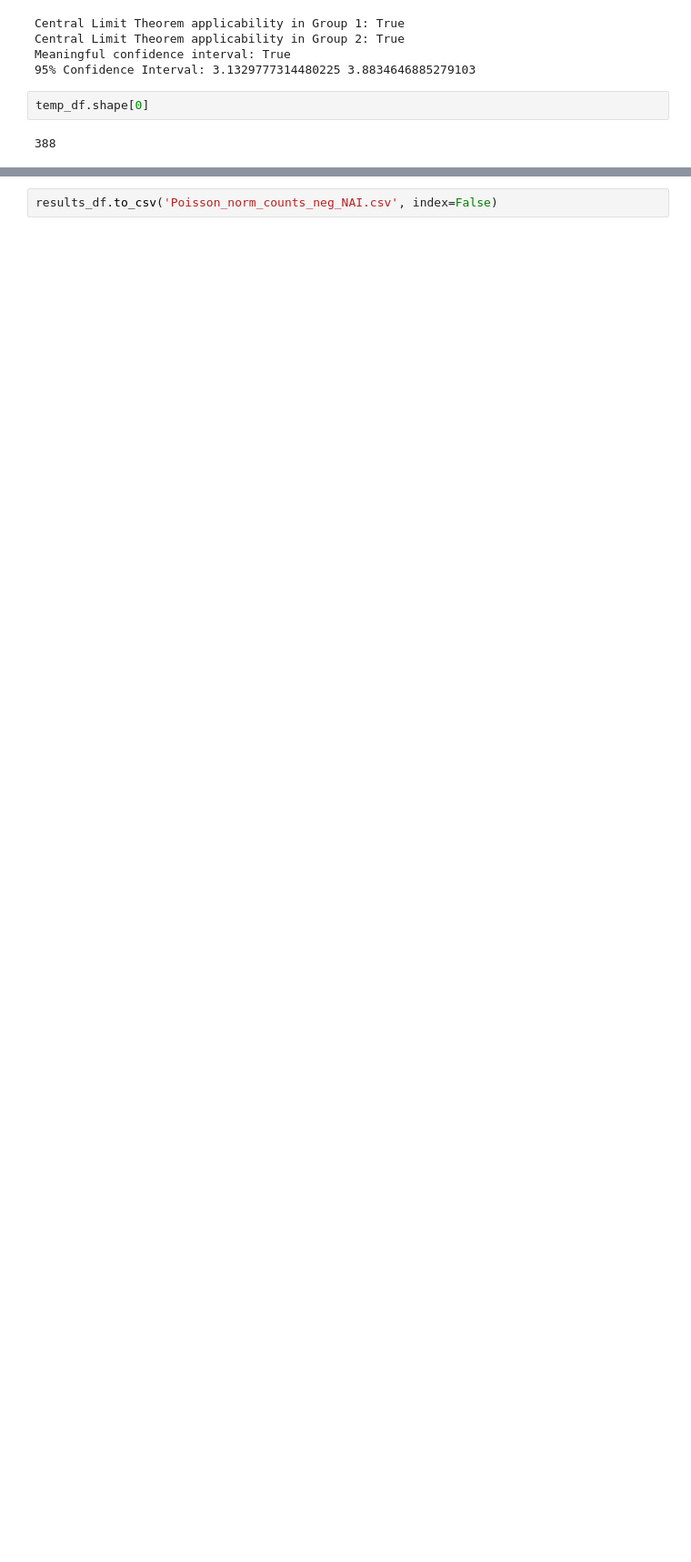
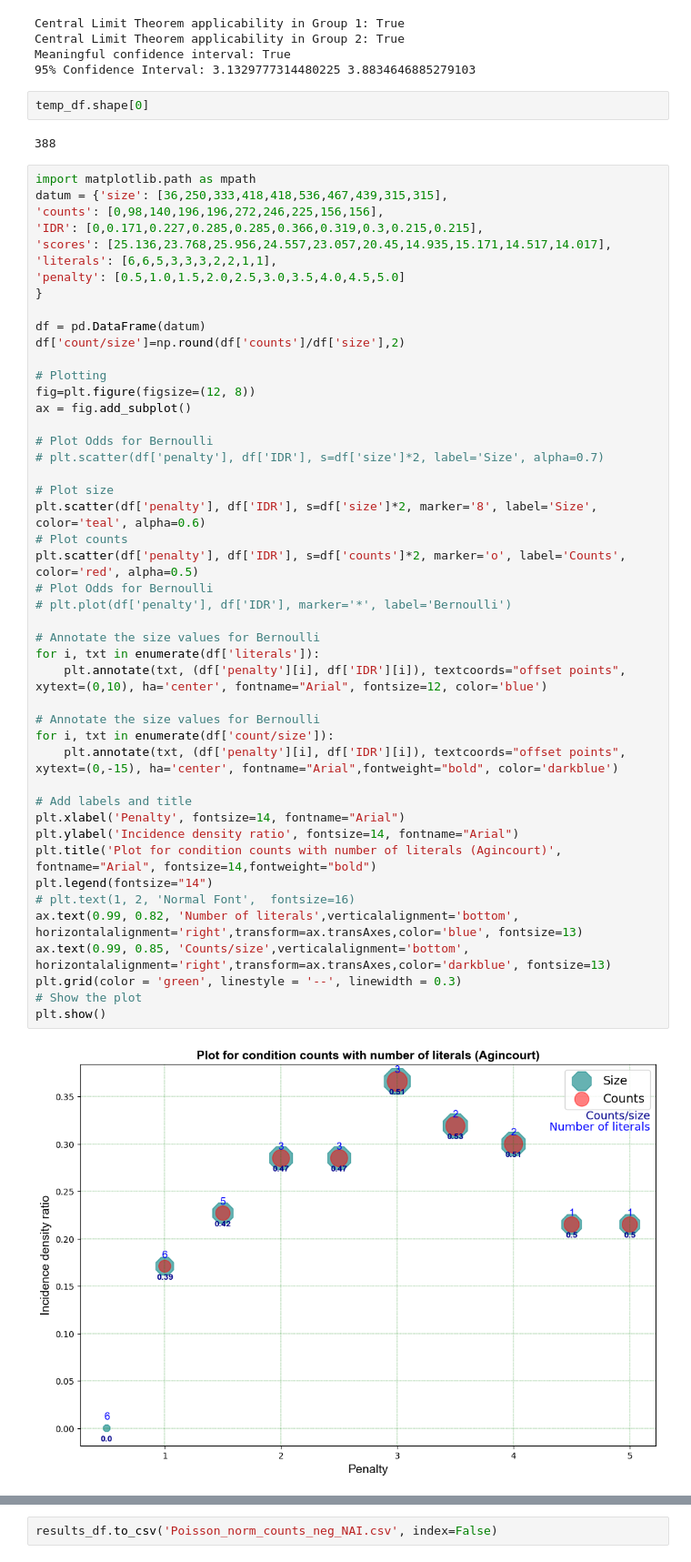
Before and after one commit to kayvinsoo7/HAALSI_work, a Jupyter notebook: mdscan-master/Poisson_scoring.ipynb, the cells around one changed output, grey strips where cells are left out. Shown at 91% size. Drawn from its saved outputs; the diff is of its cells as text; blank space fills up the shorter version.

```diff
--- a/mdscan-master/Poisson_scoring.ipynb
+++ b/mdscan-master/Poisson_scoring.ipynb
@@ -605,6 +578,54 @@ Meaningful confidence interval: True
 temp_df.shape[0]
 # %% [output]
 388
+# %%
+import matplotlib.path as mpath
+datum = {'size': [36,250,333,418,418,536,467,439,315,315],
+'counts': [0,98,140,196,196,272,246,225,156,156],
+'IDR': [0,0.171,0.227,0.285,0.285,0.366,0.319,0.3,0.215,0.215],
+'scores': [25.136,23.768,25.956,24.557,23.057,20.45,14.935,15.171,14.517,14.017],
+'literals': [6,6,5,3,3,3,2,2,1,1],
+'penalty': [0.5,1.0,1.5,2.0,2.5,3.0,3.5,4.0,4.5,5.0]
+}
+
+df = pd.DataFrame(datum)
+df['count/size']=np.round(df['counts']/df['size'],2)
+
+# Plotting
+fig=plt.figure(figsize=(12, 8))
+ax = fig.add_subplot()
+
+# Plot Odds for Bernoulli
+# plt.scatter(df['penalty'], df['IDR'], s=df['size']*2, label='Size', alpha=0.7)
+
+# Plot size
+plt.scatter(df['penalty'], df['IDR'], s=df['size']*2, marker='8', label='Size', color='teal', alpha=0.6)
+# Plot counts
+plt.scatter(df['penalty'], df['IDR'], s=df['counts']*2, marker='o', label='Counts', color='red', alpha=0.5)
+# Plot Odds for Bernoulli
+# plt.plot(df['penalty'], df['IDR'], marker='*', label='Bernoulli')
+
+# Annotate the size values for Bernoulli
+for i, txt in enumerate(df['literals']):
+    plt.annotate(txt, (df['penalty'][i], df['IDR'][i]), textcoords="offset points", xytext=(0,10), ha='center', fontname="Arial", fontsize=12, color='blue')
+
+# Annotate the size values for Bernoulli
+for i, txt in enumerate(df['count/size']):
+    plt.annotate(txt, (df['penalty'][i], df['IDR'][i]), textcoords="offset points", xytext=(0,-15), ha='center', fontname="Arial",fontweight="bold", color='darkblue')
+
+# Add labels and title
+plt.xlabel('Penalty', fontsize=14, fontname="Arial")
+plt.ylabel('Incidence density ratio', fontsize=14, fontname="Arial")
+plt.title('Plot for condition counts with number of literals (Agincourt)', fontname="Arial", fontsize=14,fontweight="bold")
+plt.legend(fontsize="14")
+# plt.text(1, 2, 'Normal Font',  fontsize=16)
+ax.text(0.99, 0.82, 'Number of literals',verticalalignment='bottom', horizontalalignment='right',transform=ax.transAxes,color='blue', fontsize=13)
+ax.text(0.99, 0.85, 'Counts/size',verticalalignment='bottom', horizontalalignment='right',transform=ax.transAxes,color='darkblue', fontsize=13)
+plt.grid(color = 'green', linestyle = '--', linewidth = 0.3)
+# Show the plot
+plt.show()
+# %% [output]
+[figure, added]
 # %%
 datum = {'size': [36,250,333,418,418,536,467,439,315,315],
 'counts': [0,98,140,196,196,272,246,225,156,156],
```
Also changed, not shown: parts of 14 cells of this notebook, 4 other files.
